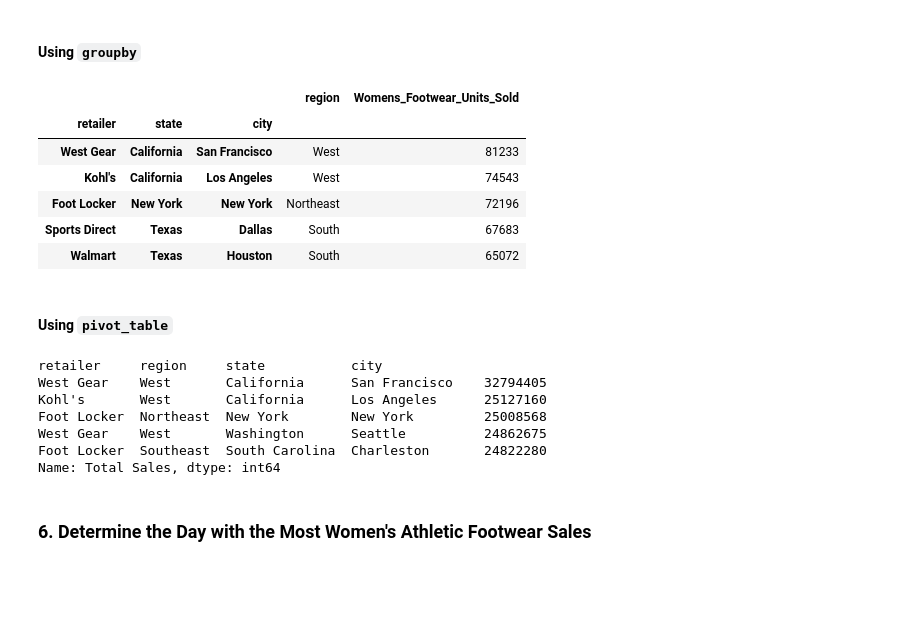
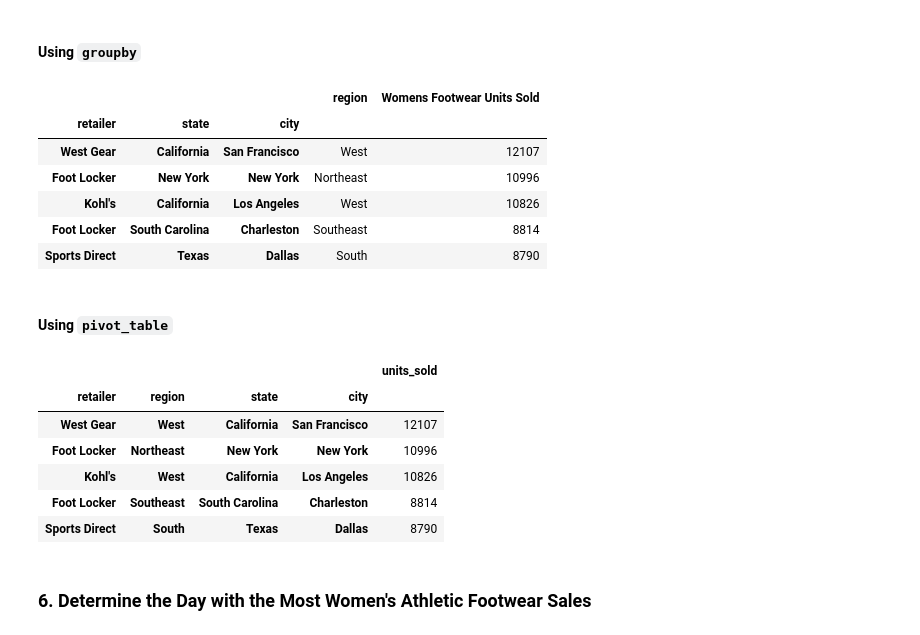
Before and after one commit to mward2020/athletic_sales_analysis, a Jupyter notebook: athletic_sales_analysis.ipynb, the cells around one changed output. Saved outputs shown, nothing was run; the diff lists cells and outputs as text; code cells hidden in the pictures; blank space fills up the shorter version.

```diff
--- a/athletic_sales_analysis.ipynb
+++ b/athletic_sales_analysis.ipynb
@@ -363,51 +368,56 @@ womens_shoe_sales
 # %%
 # Show the total number of women's athletic footwear sold for each retailer, region, state, and city.
 
+womens_athletic_shoe_data1 = df_merged_sales_data[df_merged_sales_data['product'] == "Women's Athletic Footwear"]
+
 womens_shoe_sales_grouped = (
-    df_merged_sales_data.groupby(['retailer', 'region', 'state', 'city'])['units_sold']
+    womens_athletic_shoe_data1.groupby(['retailer', 'region', 'state', 'city'])['units_sold']
     .sum()
     .reset_index(level=1)
+    .nlargest(5, 'units_sold')
 )
 
 # Rename the "units_sold" column to "Womens_Footwear_Units_Sold"
 
-womens_shoe_sales_grouped.rename(columns={'units_sold': 'Womens_Footwear_Units_Sold'}, inplace=True)
+womens_shoe_sales_grouped.rename(columns={'units_sold': 'Womens Footwear Units Sold'}, inplace=True)
 
 # Show the top 5 results.
 
-top_5_results = womens_shoe_sales_grouped.nlargest(5, 'Womens_Footwear_Units_Sold')
-top_5_results
+womens_shoe_sales_grouped
 # %% [output]
-|  |  |  | region | Womens_Footwear_Units_Sold |
+|  |  |  | region | Womens Footwear Units Sold |
 | retailer | state | city |  |  |
-| West Gear | California | San Francisco | West | 81233 |
-| Kohl's | California | Los Angeles | West | 74543 |
-| Foot Locker | New York | New York | Northeast | 72196 |
-| Sports Direct | Texas | Dallas | South | 67683 |
-| Walmart | Texas | Houston | South | 65072 |
+| West Gear | California | San Francisco | West | 12107 |
+| Foot Locker | New York | New York | Northeast | 10996 |
+| Kohl's | California | Los Angeles | West | 10826 |
+| Foot Locker | South Carolina | Charleston | Southeast | 8814 |
+| Sports Direct | Texas | Dallas | South | 8790 |
 # %% [markdown]
 #### Using `pivot_table`
 # %%
-# Show the total sales for the products sold for each retailer, region, state, and city.
+# Show the total number of women's athletic footwear sold for each retailer, region, state, and city.
 
-womens_shoe_sales_grouped_pivot = pd.pivot_table(df_merged_sales_data, index=['retailer', 'region', 'state', 'city'], values='total_sales', aggfunc="sum")
+womens_athletic_shoe_data2 = df_merged_sales_data[df_merged_sales_data['product'] == "Women's Athletic Footwear"]
 
-# Optional: Rename the "total_sales" column to "Total Sales"
+womens_shoe_sales_grouped_pivot = pd.pivot_table(womens_athletic_shoe_data2,
+    index=['retailer', 'region', 'state', 'city'],
+    values='units_sold', aggfunc="sum").nlargest(columns='units_sold', n=5)
 
-womens_shoe_sales_grouped_pivot = total_products_sold_pivot.rename(columns={'total_sales': 'Total Sales'})
+# Rename the "units_sold" column to "Womens_Footwear_Units_Sold"
+
+womens_shoe_sales_grouped_pivot.rename(columns={'units_sold': 'Women\'s Footwear Units Sold'})
 
 # Show the top 5 results.
 
-top_5_results_pivot = womens_shoe_sales_grouped_pivot['Total Sales'].nlargest(5)
-top_5_results_pivot
+womens_shoe_sales_grouped_pivot
 # %% [output]
-retailer     region     state           city
-West Gear    West       California      San Francisco    32794405
-Kohl's       West       California      Los Angeles      25127160
-Foot Locker  Northeast  New York        New York         25008568
-West Gear    West       Washington      Seattle          24862675
-Foot Locker  Southeast  South Carolina  Charleston       24822280
-Name: Total Sales, dtype: int64
+|  |  |  |  | units_sold |
+| retailer | region | state | city |  |
+| West Gear | West | California | San Francisco | 12107 |
+| Foot Locker | Northeast | New York | New York | 10996 |
+| Kohl's | West | California | Los Angeles | 10826 |
+| Foot Locker | Southeast | South Carolina | Charleston | 8814 |
+| Sports Direct | South | Texas | Dallas | 8790 |
 # %% [markdown]
 ### 6. Determine the Day with the Most Women's Athletic Footwear Sales
 # %%
```
Also changed, not shown: parts of 11 cells of this notebook, 1 other file.
